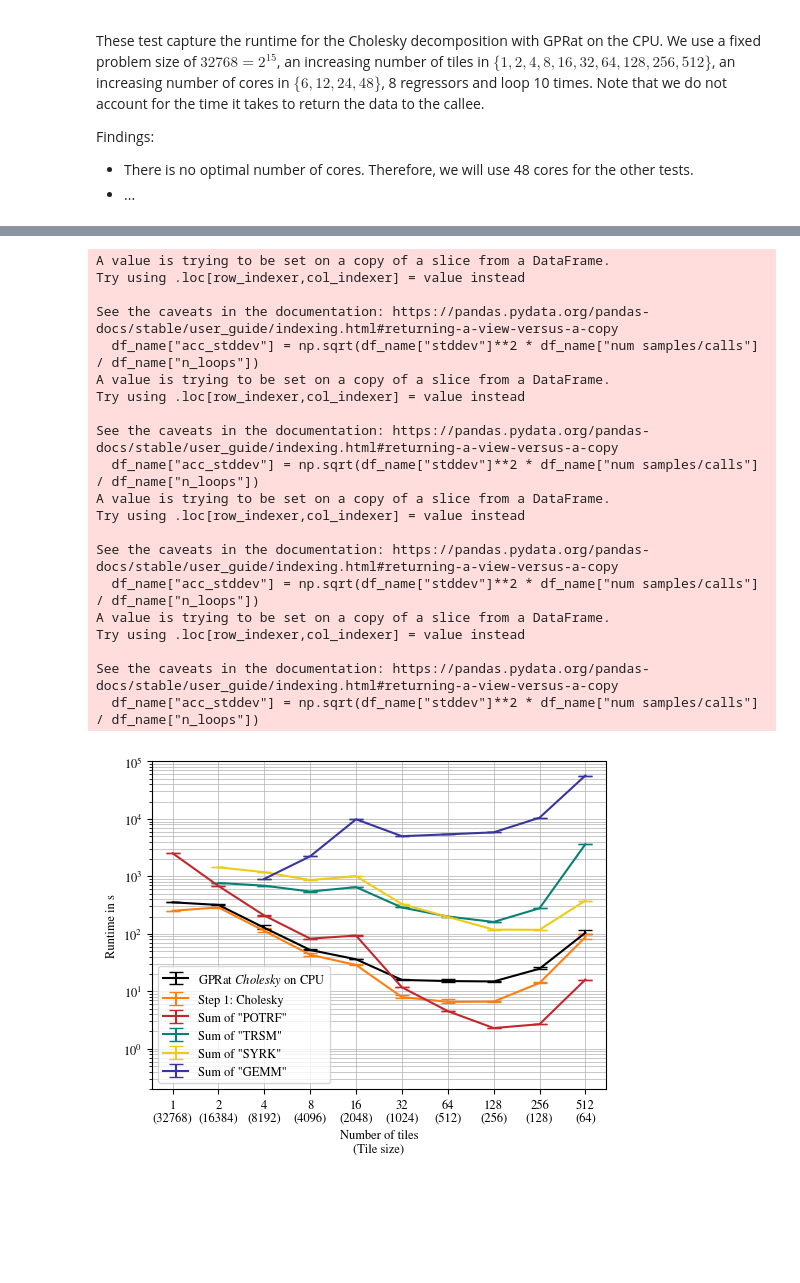
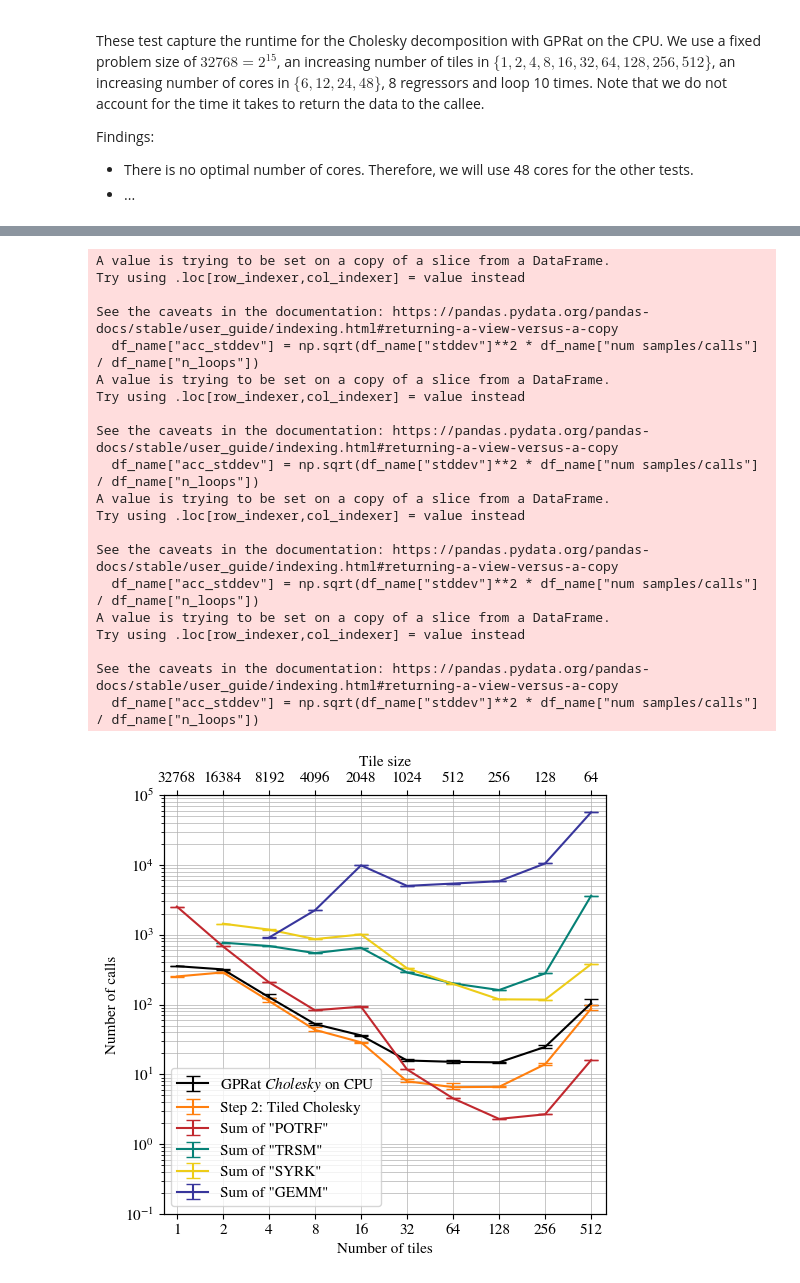
Before and after one commit to moellh/GPRat, a Jupyter notebook: 1-2-cholesky-cpu.ipynb, the cells around one changed output, grey strips where cells are left out. Saved outputs shown, nothing was run; the diff lists cells and outputs as text; code cells hidden in the pictures; blank space fills up the shorter version.

```diff
--- a/1-2-cholesky-cpu.ipynb
+++ b/1-2-cholesky-cpu.ipynb
@@ -22,7 +22,7 @@ from mpl_toolkits.axes_grid1.inset_locator import zoomed_inset_axes
 
 mpl.rcParams['mathtext.fontset'] = 'stix'
 mpl.rcParams['font.family'] = 'STIXGeneral'
-mpl.rcParams.update({'font.size': 9})
+mpl.rcParams.update({'font.size': 11})
 mpl.rcParams.update({'errorbar.capsize': 5})
 mpl.rcParams.update({'grid.linewidth': 0.5})
 # %%
@@ -271,21 +291,25 @@ See the caveats in the documentation: https://pandas.pydata.org/pandas-docs/stab
 n_train = 32768
 n_cores = 48
 
-plt.figure(figsize=(5, 4))
-
-plt.xlabel("Number of tiles\n(Tile size)")
-plt.ylabel("Runtime in s")
-plt.grid(True, which="both")
-plt.xscale("log", base=2)
-plt.yscale("log", base=10)
-# plt.ylim(0, 370)
+fig, ax = plt.subplots(figsize=(5, 5))
+ax_top = ax.twiny()
 
 xticks = df_cholesky["n_tiles"].unique()
 tile_sizes = n_train / xticks
-plt.xticks(
-    xticks,
-    [f"{int(tile)}\n({int(size)})" for tile, size in zip(xticks, tile_sizes)],
-)
+ax.set_xlim(0.82, 640)
+ax.set_ylim(0.1, 10**5)
+ax.set_xlabel("Number of tiles")
+ax.set_ylabel("Number of calls")
+ax.set_xscale("log", base=2)
+ax.set_yscale("log", base=10)
+ax.set_xticks(xticks, [int(x) for x in xticks])
+ax.grid(True, which="both")
+
+ax_top.set_xlim(ax.get_xlim())
+ax_top.set_ylim(ax.get_ylim())
+ax_top.set_xscale("log", base=2)
+ax_top.set_xlabel("Tile size")
+ax_top.set_xticks(xticks, [int(tile_size) for tile_size in tile_sizes])
 
 df_cholesky_48 = df_cholesky[df_cholesky["n_cores"] == n_cores]
 lower, upper = confidence_error(df_cholesky_48, 0.95)
@@ -297,21 +321,15 @@ plt.errorbar(
     label=r"GPRat $\it{Cholesky}$ on CPU",
 )
 
-names_steps = [
-    "cholesky_step cholesky",
-]
-names_steps_legend = [
-    "Cholesky",
-]
-
-for i, (name, legend_name) in enumerate(zip(names_steps, names_steps_legend)):
-    lower, upper = confidence_error(df_steps[df_steps["name"] == name], 0.95)
-    plt.errorbar(
-        df_steps[df_steps["name"] == name]["n_tiles"],
-        df_steps[df_steps["name"] == name]["mean"] / 10**9,
-        yerr=[lower / 10**9, upper / 10**9],
-        label=f"Step {i+1}: {legend_name}",
-        color="tab:orange",
+name = "cholesky_step cholesky"
+label = "Step 2: Tiled Cholesky"
+lower, upper = confidence_error(df_steps[df_steps["name"] == name], 0.95)
+plt.errorbar(
+    df_steps[df_steps["name"] == name]["n_tiles"],
+    df_steps[df_steps["name"] == name]["mean"] / 10**9,
+    yerr=[lower / 10**9, upper / 10**9],
+    label=f"{label}",
+    color="tab:orange",
     )
 
 names_blas = [
@@ -343,32 +361,32 @@ for name, legend_name, color in zip(names_blas, names_steps_legend, colors):
         / 10**9
         * df_steps[df_steps["name"] == name]["num samples/calls"],
         yerr=[lower / 10**9, upper / 10**9],
         label=f"{legend_name}",
         color=color,
     )
 
-plt.legend()
+plt.legend(loc="lower left")
 plt.tight_layout(pad=0)
 plt.savefig("./pdf/cholesky-cpu-blas.pdf")
 # %% [output]
 A value is trying to be set on a copy of a slice from a DataFrame.
 Try using .loc[row_indexer,col_indexer] = value instead
 
 See the caveats in the documentation: https://pandas.pydata.org/pandas-docs/stable/user_guide/indexing.html#returning-a-view-versus-a-copy
   df_name["acc_stddev"] = np.sqrt(df_name["stddev"]**2 * df_name["num samples/calls"] / df_name["n_loops"])
 A value is trying to be set on a copy of a slice from a DataFrame.
 Try using .loc[row_indexer,col_indexer] = value instead
 
 See the caveats in the documentation: https://pandas.pydata.org/pandas-docs/stable/user_guide/indexing.html#returning-a-view-versus-a-copy
   df_name["acc_stddev"] = np.sqrt(df_name["stddev"]**2 * df_name["num samples/calls"] / df_name["n_loops"])
 A value is trying to be set on a copy of a slice from a DataFrame.
 Try using .loc[row_indexer,col_indexer] = value instead
 
 See the caveats in the documentation: https://pandas.pydata.org/pandas-docs/stable/user_guide/indexing.html#returning-a-view-versus-a-copy
   df_name["acc_stddev"] = np.sqrt(df_name["stddev"]**2 * df_name["num samples/calls"] / df_name["n_loops"])
 A value is trying to be set on a copy of a slice from a DataFrame.
 Try using .loc[row_indexer,col_indexer] = value instead
 
 See the caveats in the documentation: https://pandas.pydata.org/pandas-docs/stable/user_guide/indexing.html#returning-a-view-versus-a-copy
   df_name["acc_stddev"] = np.sqrt(df_name["stddev"]**2 * df_name["num samples/calls"] / df_name["n_loops"])
-[figure, old version]
+[figure, new version]
```
Also changed, not shown: parts of 3 cells of this notebook, 53 other files.
